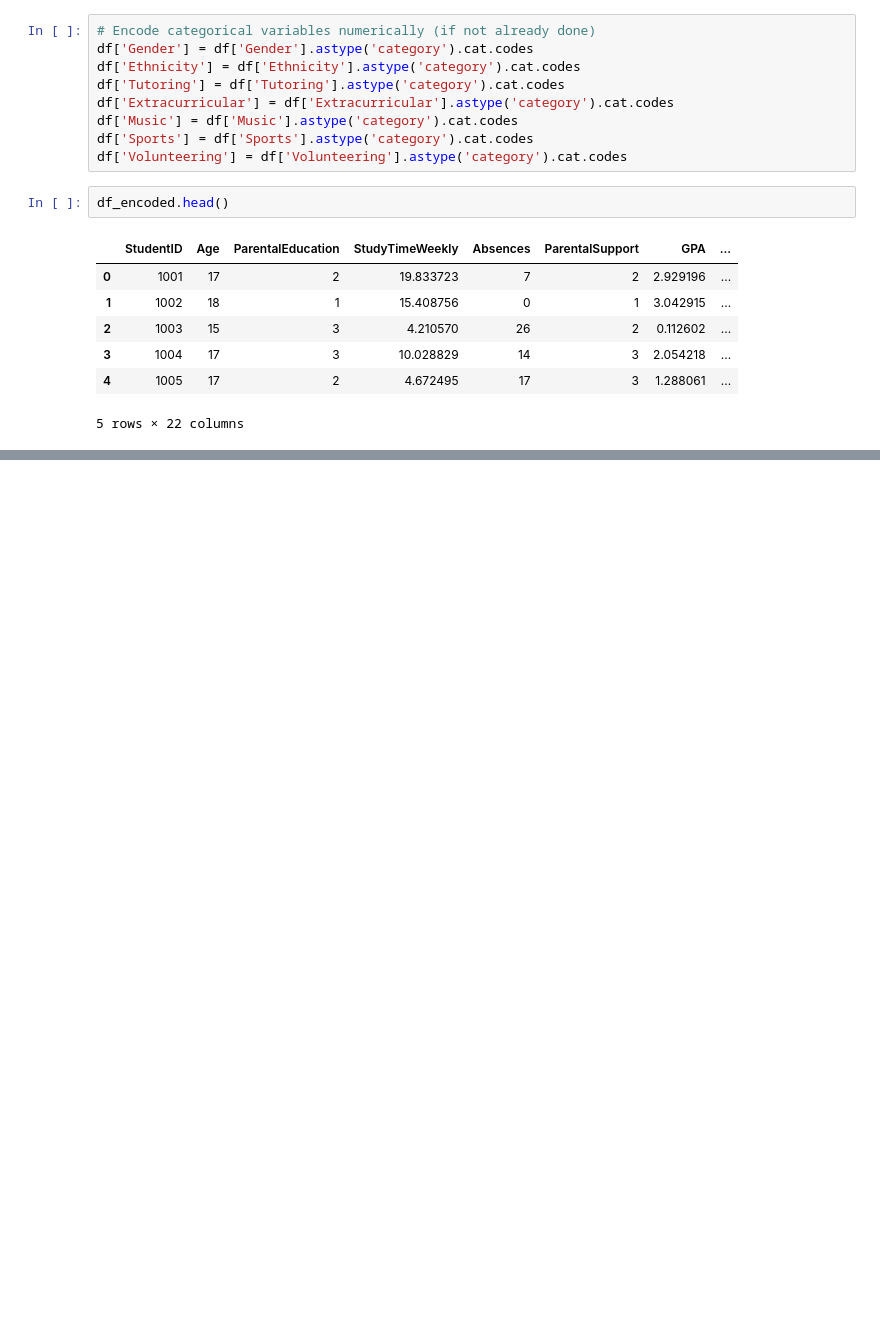
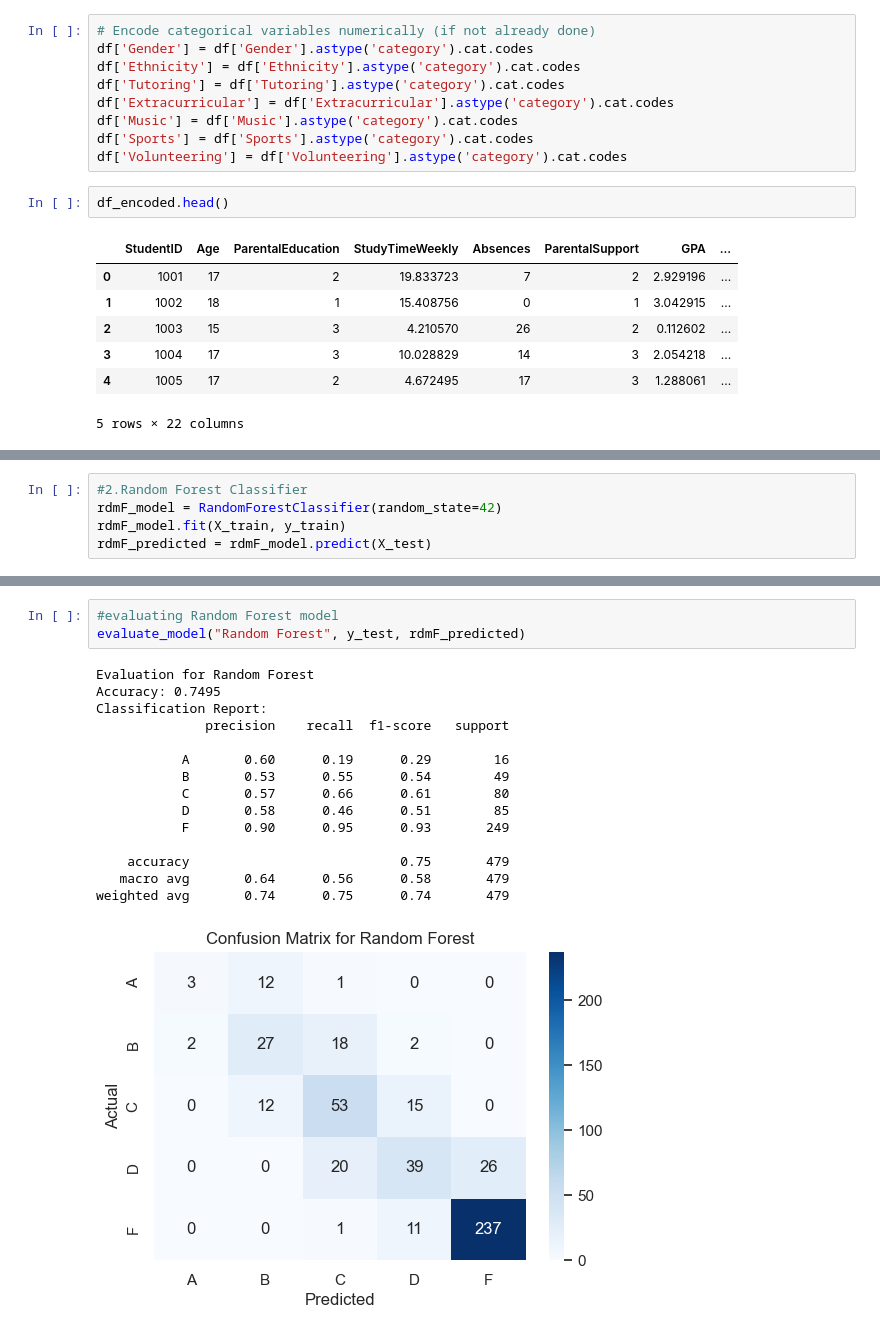
Before and after one commit to AnnMariDB/MLG382-Projects, a Jupyter notebook: MLG382Project1/Group E_MLG382_GuidedProject.ipynb, the cells around one changed output, grey strips where cells are left out. Cells and saved outputs as stored; diff of their text form; blank space fills up the shorter version.

```diff
--- a/MLG382Project1/Group E_MLG382_GuidedProject.ipynb
+++ b/MLG382Project1/Group E_MLG382_GuidedProject.ipynb
@@ -643,0 +673,5 @@ df_encoded.head()
+# %%
+#2.Random Forest Classifier
+rdmF_model = RandomForestClassifier(random_state=42)
+rdmF_model.fit(X_train, y_train)
+rdmF_predicted = rdmF_model.predict(X_test)
@@ -643,0 +731,19 @@ df_encoded.head()
+# %%
+#evaluating Random Forest model
+evaluate_model("Random Forest", y_test, rdmF_predicted)
+# %% [output]
+Evaluation for Random Forest
+Accuracy: 0.7495
+Classification Report:
+              precision    recall  f1-score   support
+
+           A       0.60      0.19      0.29        16
+           B       0.53      0.55      0.54        49
+           C       0.57      0.66      0.61        80
+           D       0.58      0.46      0.51        85
+           F       0.90      0.95      0.93       249
+
+    accuracy                           0.75       479
+   macro avg       0.64      0.56      0.58       479
+weighted avg       0.74      0.75      0.74       479
+[figure, added]
```
Also changed, not shown: parts of 10 cells of this notebook.
